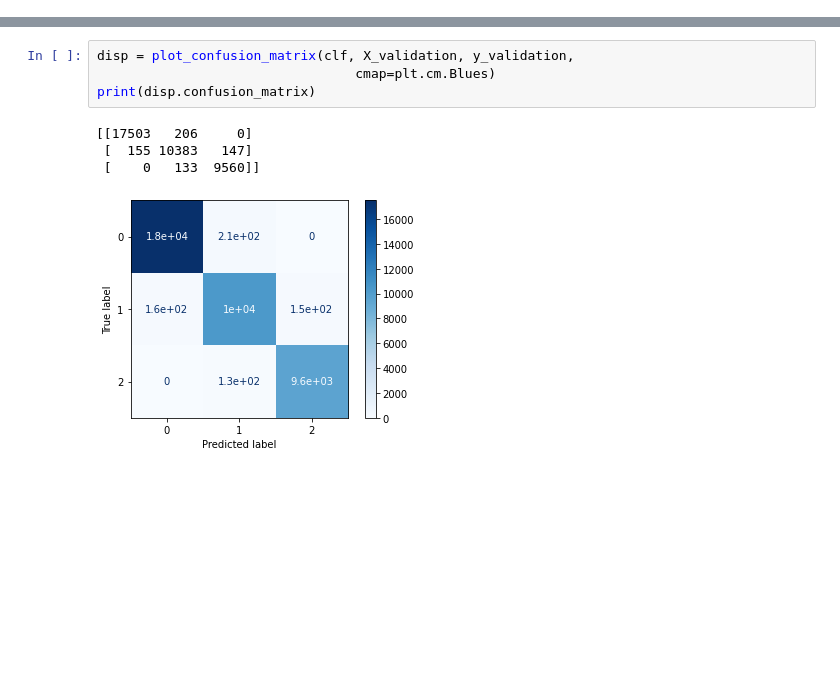
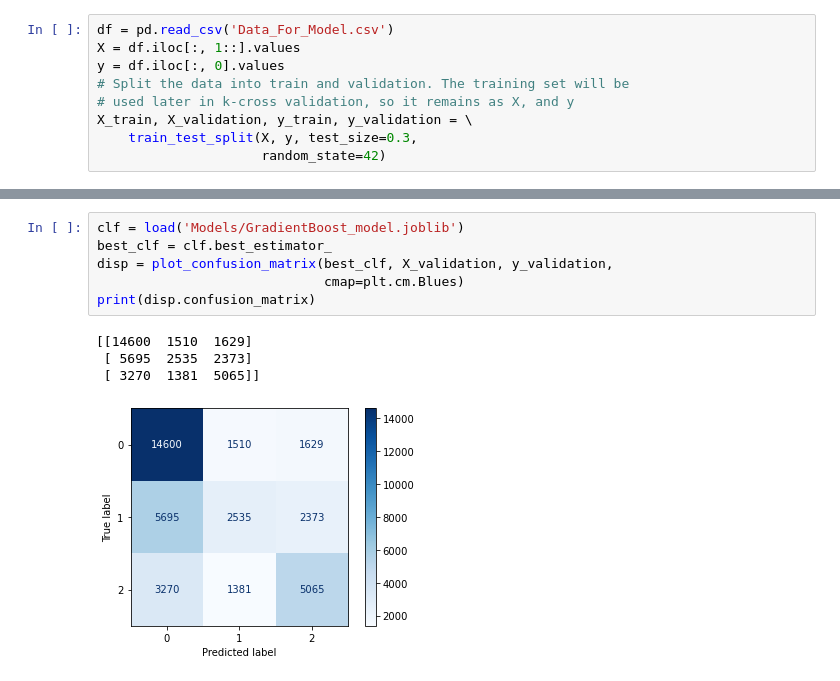
Before and after one commit to IvanYingX/Supervised_Model_Project, a Jupyter notebook: Main.ipynb, the cells around one changed output, grey strips where cells are left out. Cells and saved outputs as stored; diff of their text form; blank space fills up the shorter version.

```diff
--- a/Main.ipynb
+++ b/Main.ipynb
@@ -85,0 +69,9 @@ for clf in classifiers:
+# %%
+df = pd.read_csv('Data_For_Model.csv')
+X = df.iloc[:, 1::].values
+y = df.iloc[:, 0].values
+# Split the data into train and validation. The training set will be
+# used later in k-cross validation, so it remains as X, and y
+X_train, X_validation, y_train, y_validation = \
+    train_test_split(X, y, test_size=0.3,
+                     random_state=42)
@@ -86,9 +141,11 @@ for clf in classifiers:
 # %%
-disp = plot_confusion_matrix(clf, X_validation, y_validation,
-                                 cmap=plt.cm.Blues)
+clf = load('Models/GradientBoost_model.joblib')
+best_clf = clf.best_estimator_
+disp = plot_confusion_matrix(best_clf, X_validation, y_validation,
+                             cmap=plt.cm.Blues)
 print(disp.confusion_matrix)
 # %% [output]
-[[17503   206     0]
- [  155 10383   147]
- [    0   133  9560]]
+[[14600  1510  1629]
+ [ 5695  2535  2373]
+ [ 3270  1381  5065]]
-[figure, old version]
+[figure, new version]
```
Also changed, not shown: parts of 8 cells of this notebook, 48 other files.
